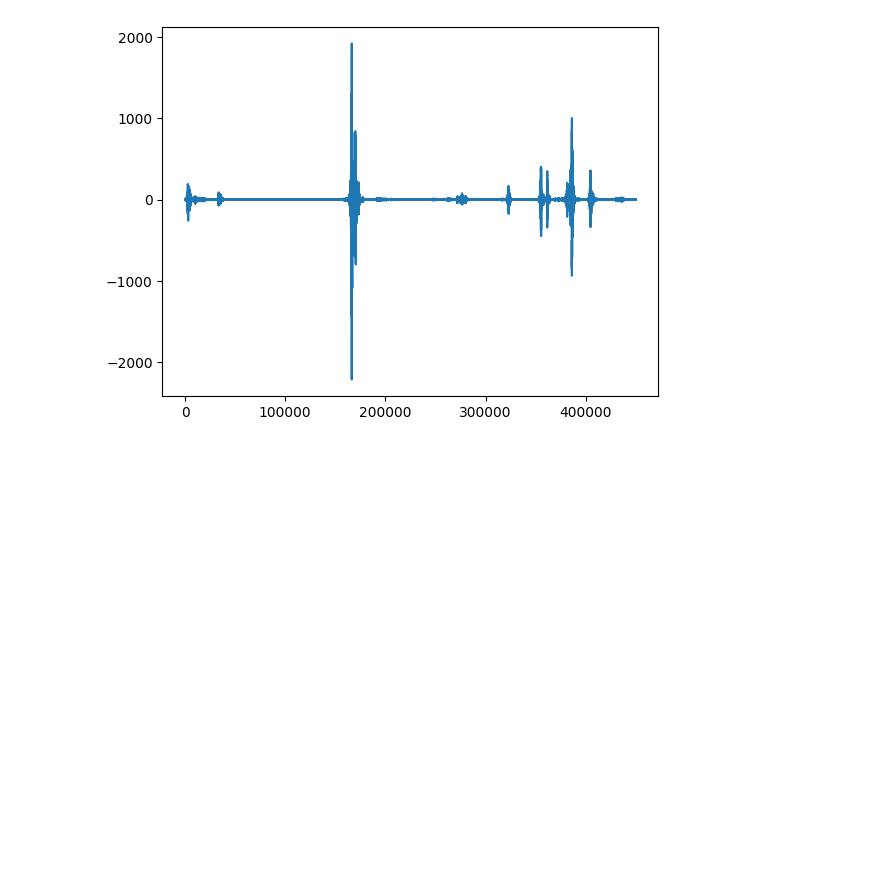
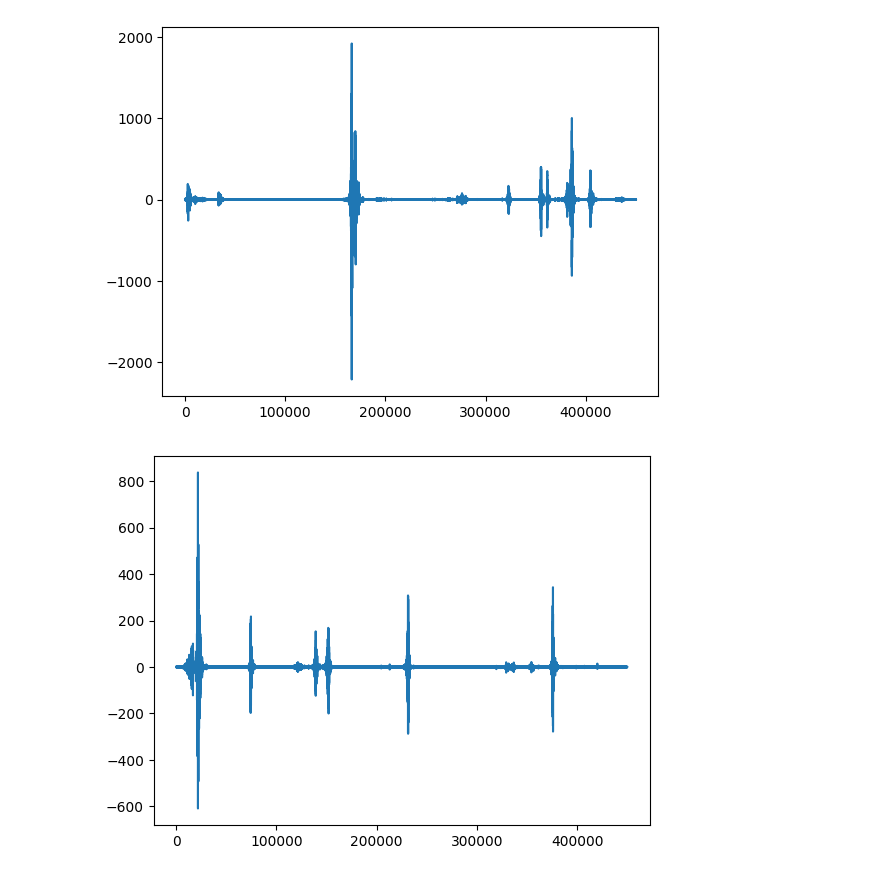
Before and after one commit to tkettlety/SEGD_reader, a Jupyter notebook: examples/smartsolo_rev2_1_example.ipynb, the cells around one changed output. Saved outputs shown, nothing was run; the diff lists cells and outputs as text; code cells hidden in the pictures; blank space fills up the shorter version.

```diff
--- a/examples/smartsolo_rev2_1_example.ipynb
+++ b/examples/smartsolo_rev2_1_example.ipynb
@@ -80,3 +112,8 @@ plt.plot(key_data['01_01']['traceData']['line_1']['point_1']['trace_data'])
 plt.show()
 # %% [output]
 [figure]
+# %%
+plt.plot(key_data['01_01']['traceData']['line_1']['point_1']['0002']['trace_data']) # Plot trace 2
+plt.show()
+# %% [output]
+[figure, added]
```
Also changed, not shown: parts of 11 cells of this notebook.
